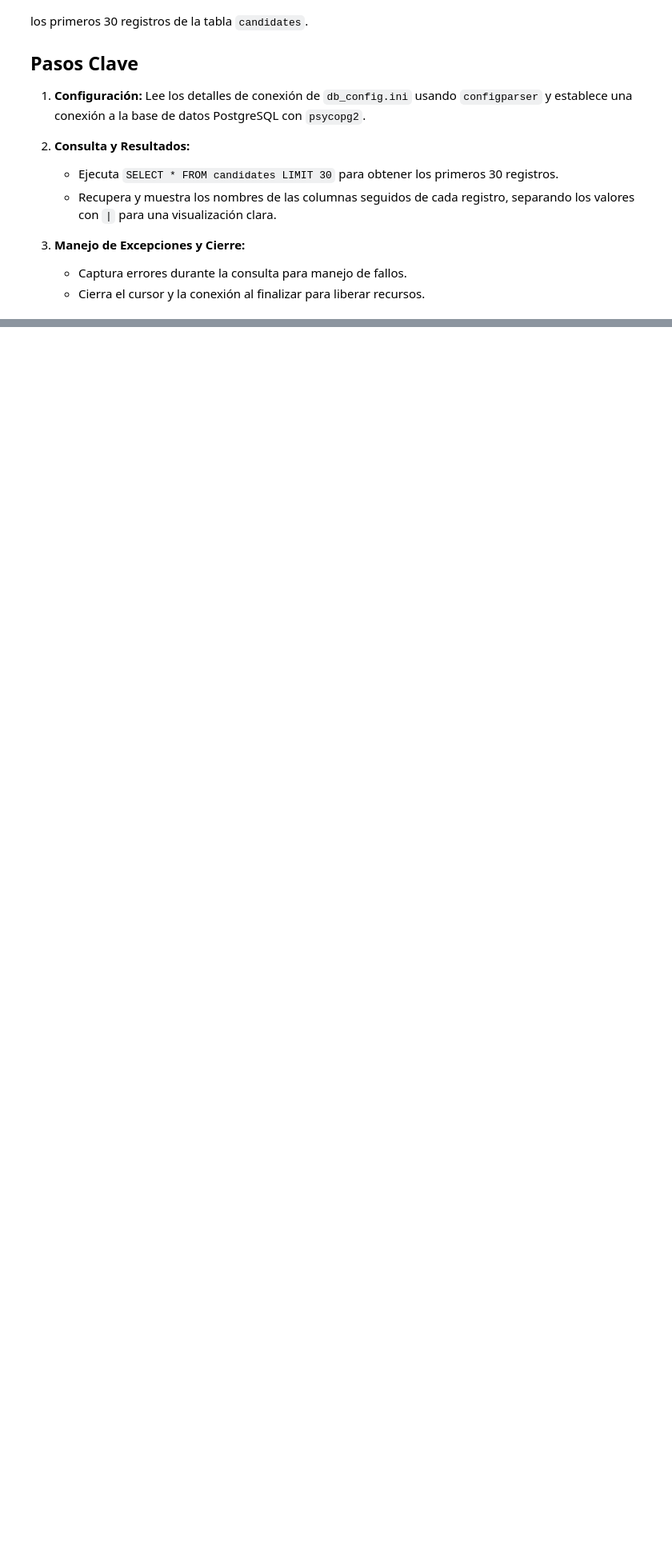
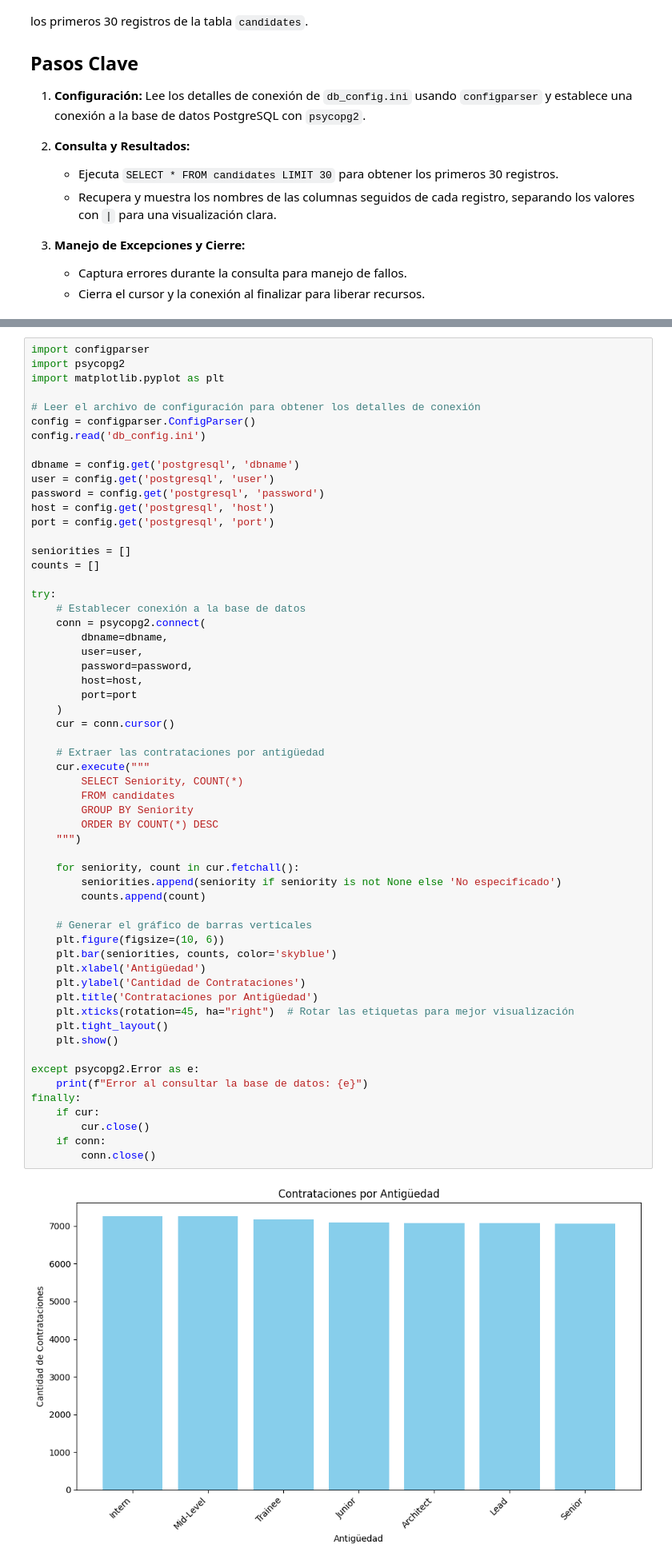
Before and after one commit to caesar-dat-com/ETL_Workshop_01, a Jupyter notebook: ETL_Workshop_01.ipynb, the cells around one changed output, grey strips where cells are left out. Shown: that part at 80% size. Drawn from its saved outputs; the diff is of its cells as text; blank space fills up the shorter version.

```diff
--- a/ETL_Workshop_01.ipynb
+++ b/ETL_Workshop_01.ipynb
@@ -371,0 +658,60 @@ Anya | Gleichner | korbin_torp@gmail.com | 2020-11-28 | Latvia | 0 | Junior | Mu
+# %%
+import configparser
+import psycopg2
+import matplotlib.pyplot as plt
+
+# Leer el archivo de configuración para obtener los detalles de conexión
+config = configparser.ConfigParser()
+config.read('db_config.ini')
+
+dbname = config.get('postgresql', 'dbname')
+user = config.get('postgresql', 'user')
+password = config.get('postgresql', 'password')
+host = config.get('postgresql', 'host')
+port = config.get('postgresql', 'port')
+
+seniorities = []
+counts = []
+
+try:
+    # Establecer conexión a la base de datos
+    conn = psycopg2.connect(
+        dbname=dbname,
+        user=user,
+        password=password,
+        host=host,
+        port=port
+    )
+    cur = conn.cursor()
+
+    # Extraer las contrataciones por antigüedad
+    cur.execute("""
+        SELECT Seniority, COUNT(*)
+        FROM candidates
+        GROUP BY Seniority
+        ORDER BY COUNT(*) DESC
+    """)
+
+    for seniority, count in cur.fetchall():
+        seniorities.append(seniority if seniority is not None else 'No especificado')
+        counts.append(count)
+
+    # Generar el gráfico de barras verticales
+    plt.figure(figsize=(10, 6))
+    plt.bar(seniorities, counts, color='skyblue')
+    plt.xlabel('Antigüedad')
+    plt.ylabel('Cantidad de Contrataciones')
+    plt.title('Contrataciones por Antigüedad')
+    plt.xticks(rotation=45, ha="right")  # Rotar las etiquetas para mejor visualización
+    plt.tight_layout()
+    plt.show()
+
+except psycopg2.Error as e:
+    print(f"Error al consultar la base de datos: {e}")
+finally:
+    if cur:
+        cur.close()
+    if conn:
+        conn.close()
+# %% [output]
+[figure, added]
```
Also changed, not shown: parts of 9 cells of this notebook, 2 other files.
